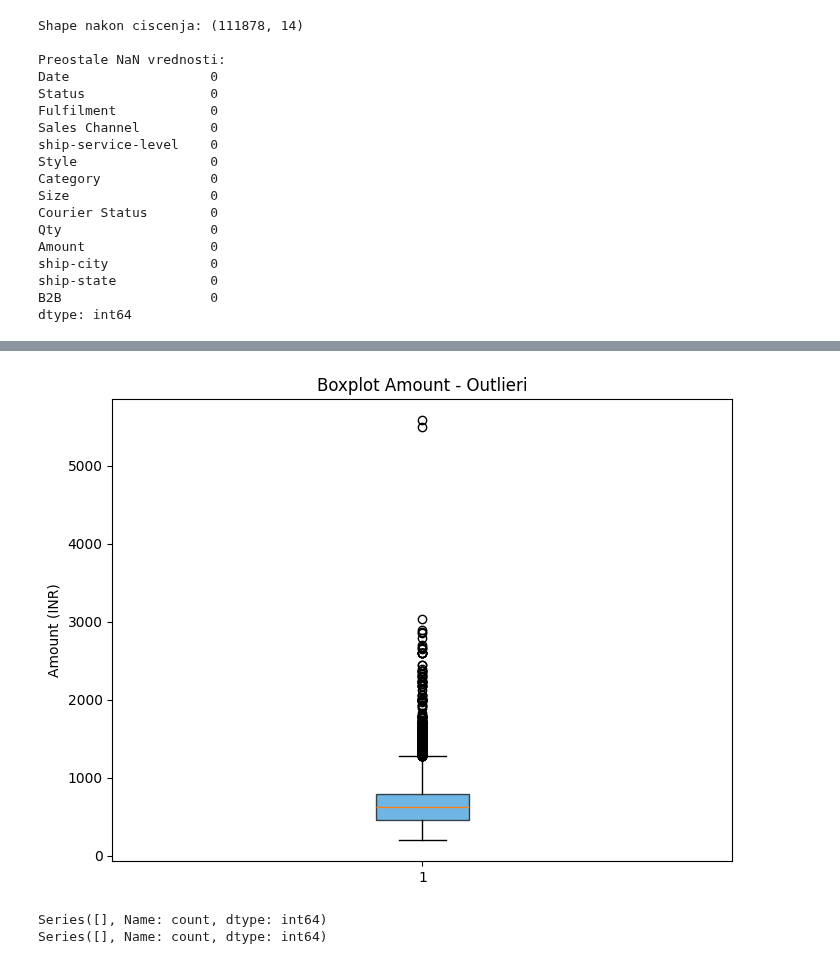
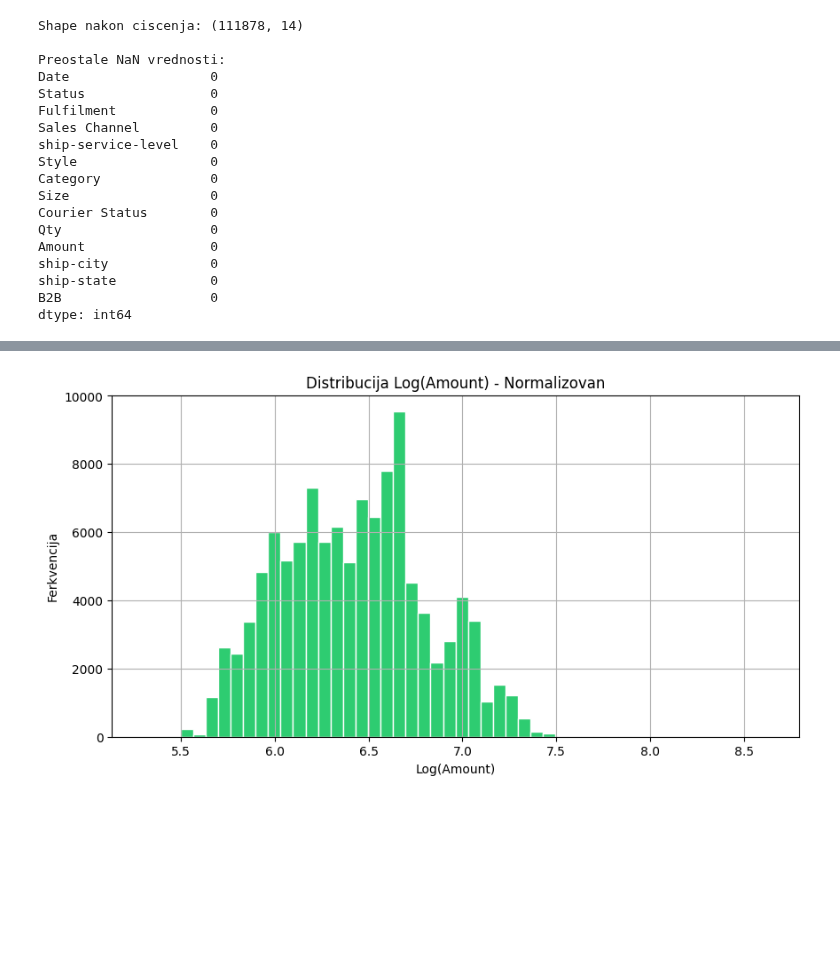
Before and after one commit to alxcek/mas-ai, a Jupyter notebook: machine_learning/02_e_commerce_sales_data/clustering.ipynb, the cells around one changed output, grey strips where cells are left out. Cells and saved outputs as stored; diff of their text form; code cells hidden in the pictures; blank space fills up the shorter version.

```diff
--- a/machine_learning/02_e_commerce_sales_data/clustering.ipynb
+++ b/machine_learning/02_e_commerce_sales_data/clustering.ipynb
@@ -176,15 +178,0 @@ plt.show()
-# %%
-plt.figure(figsize=(8, 6))
-plt.boxplot(df['Amount'].dropna(), patch_artist=True,
-            boxprops=dict(facecolor='#3498db', alpha=0.7))
-plt.title('Boxplot Amount - Outlieri')
-plt.ylabel('Amount (INR)')
-plt.show()
-# %% [output]
-[figure, removed]
-# %%
-print(df[df['Amount'] == 0]['Status'].value_counts())
-print(df[df['Qty'] == 0]['Status'].value_counts())
-# %% [output]
-Series([], Name: count, dtype: int64)
-Series([], Name: count, dtype: int64)
@@ -192,0 +179,11 @@ df['Date'] = pd.to_datetime(df['Date'])
+# %%
+df['Amount_log'] = np.log1p(df['Amount'])
+
+plt.figure(figsize=(10, 5))
+df['Amount_log'].hist(bins=50, color='#2ecc71', edgecolor="white")
+plt.title('Distribucija Log(Amount) - Normalizovan')
+plt.xlabel('Log(Amount)')
+plt.ylabel('Ferkvencija')
+plt.show()
+# %% [output]
+[figure, added]
```
Also changed, not shown: parts of 17 cells of this notebook.
